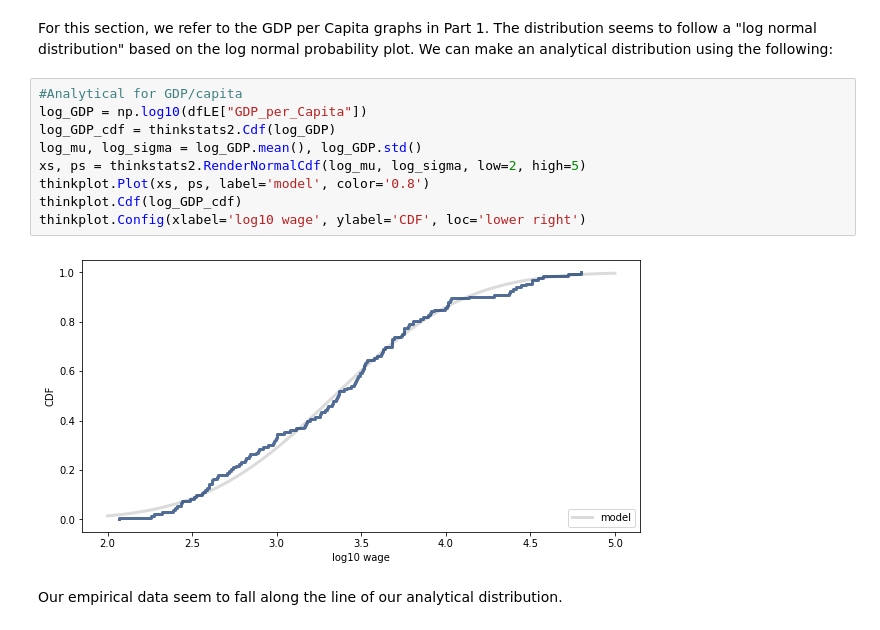
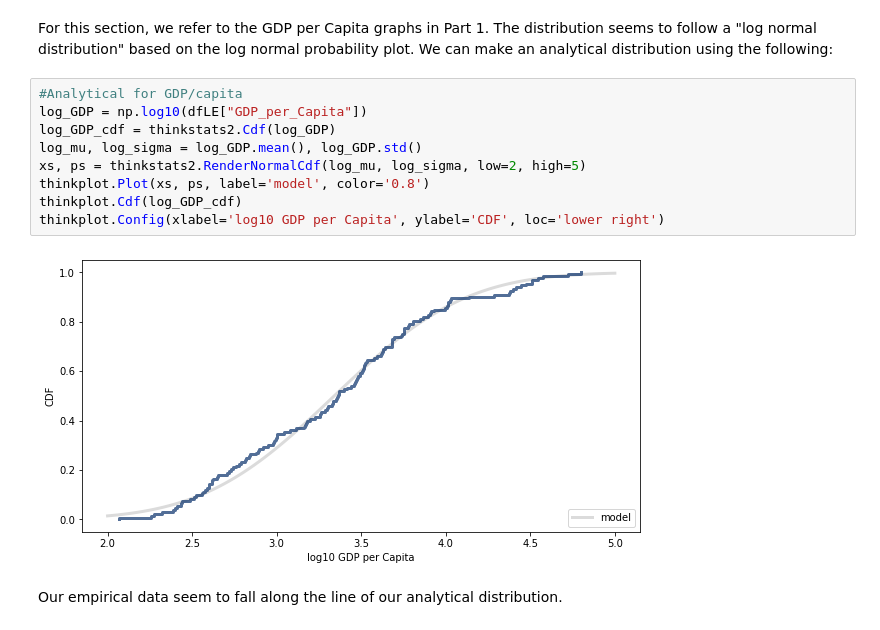
Before and after one commit to rodsunio/BSIP_Assignment_2_Students, a Jupyter notebook: stats_asn_2_start.ipynb, the cells around one changed output. Saved outputs shown, nothing was run; the diff lists cells and outputs as text.

```diff
--- a/stats_asn_2_start.ipynb
+++ b/stats_asn_2_start.ipynb
@@ -189,14 +189,14 @@ For this section, we refer to the GDP per Capita graphs in Part 1. The distribut
 # %%
 #Analytical for GDP/capita
 log_GDP = np.log10(dfLE["GDP_per_Capita"])
 log_GDP_cdf = thinkstats2.Cdf(log_GDP)
 log_mu, log_sigma = log_GDP.mean(), log_GDP.std()
 xs, ps = thinkstats2.RenderNormalCdf(log_mu, log_sigma, low=2, high=5)
 thinkplot.Plot(xs, ps, label='model', color='0.8')
 thinkplot.Cdf(log_GDP_cdf)
-thinkplot.Config(xlabel='log10 wage', ylabel='CDF', loc='lower right')
+thinkplot.Config(xlabel='log10 GDP per Capita', ylabel='CDF', loc='lower right')
 # %% [output]
-[figure, old version]
+[figure, new version]
 # %% [markdown]
 Our empirical data seem to fall along the line of our analytical distribution.
 # %% [markdown]
```
Also changed, not shown: parts of 1 cell of this notebook.
